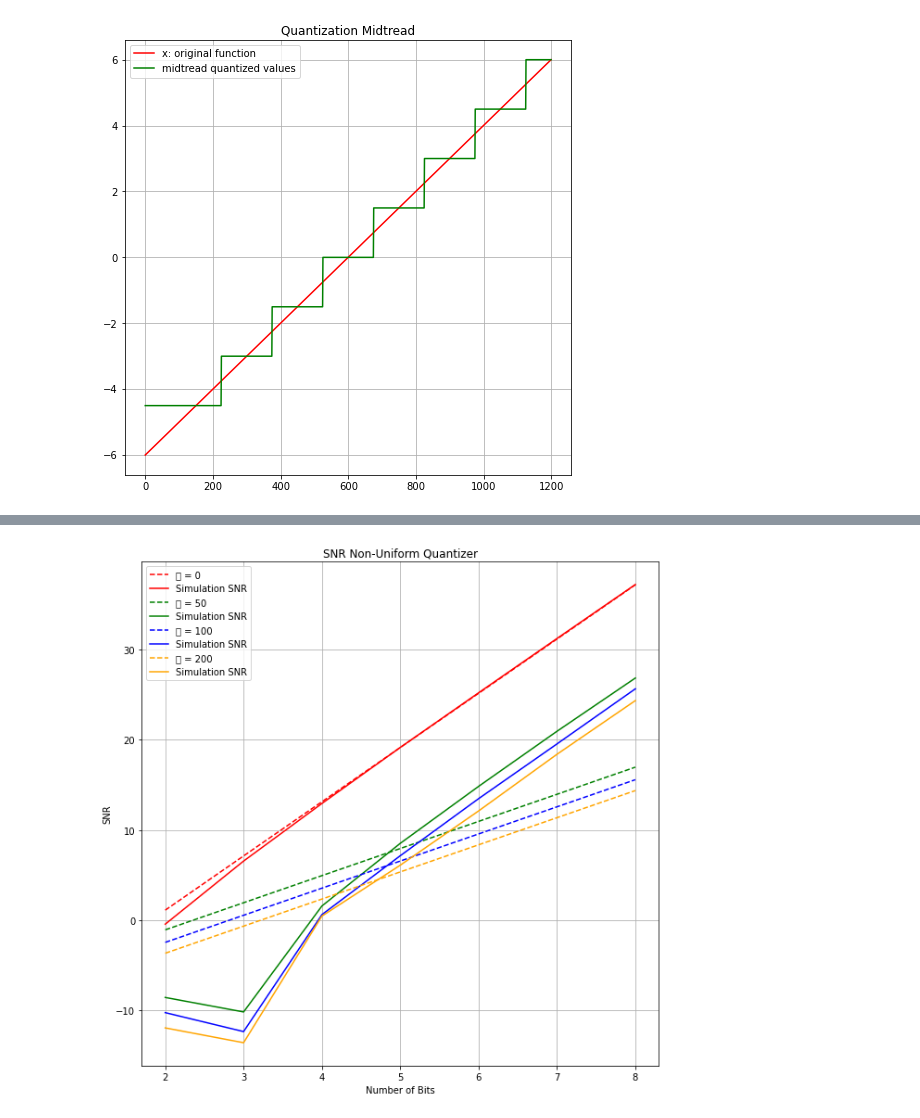
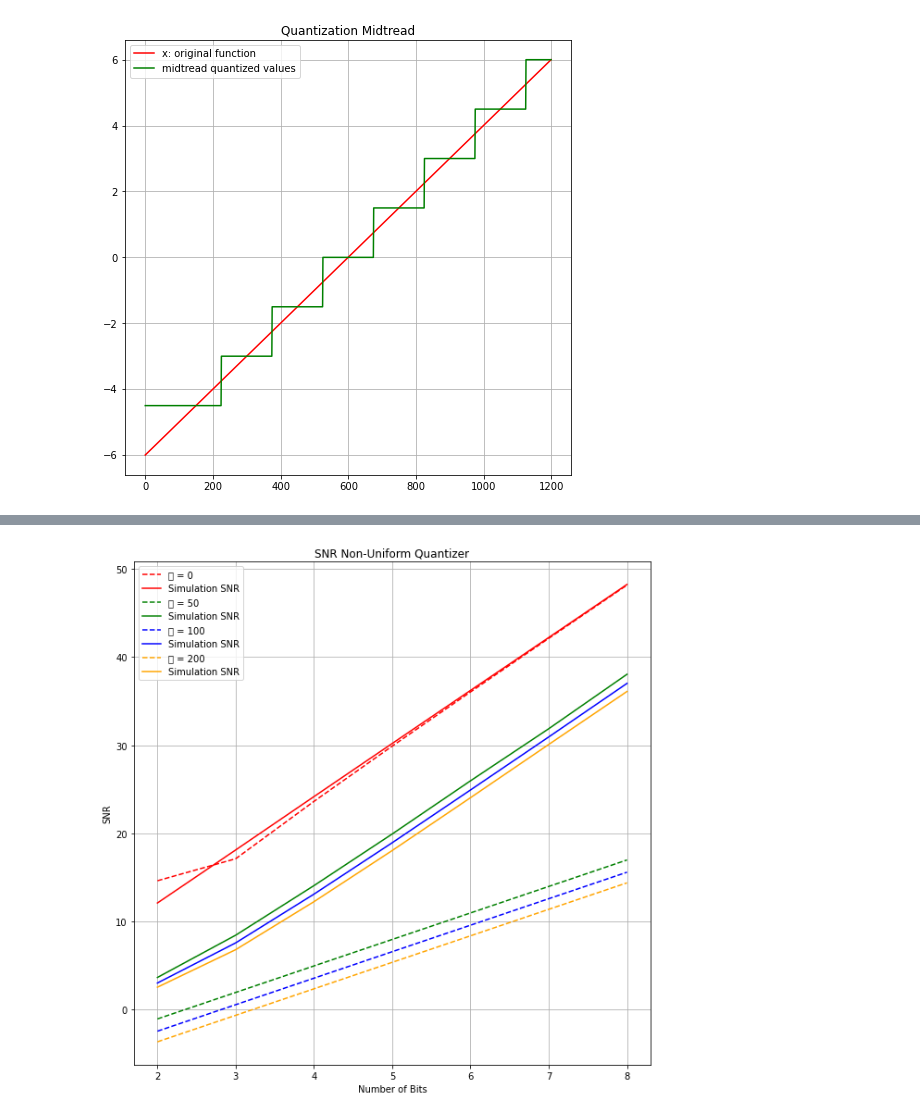
Before and after one commit to yasmineghanem/Digital-Communication-Assignments, a Jupyter notebook: Quantization/Quantization.ipynb, the cells around one changed output, grey strips where cells are left out. Saved outputs shown, nothing was run; the diff lists cells and outputs as text; code cells hidden in the pictures.

```diff
--- a/Quantization/Quantization.ipynb
+++ b/Quantization/Quantization.ipynb
@@ -179,15 +179,15 @@ simulation_snr = []
 # calculate for number of bits 2:1:8
 for i in range(2, 9):
     # calculate quntization level for each samples (midrise)
-    quantized = UniformQuantizer(random_samples, i, 5, 0)
-    dequantized = UniformDequantizer(quantized, i, 5, 0)
-    snr_t, snr_s = SNR(random_samples, dequantized, i, 5)
+    quantized = UniformQuantizer(random_samples, i, np.amax(random_samples), 0)
+    dequantized = UniformDequantizer(quantized, i, np.amax(random_samples), 0)
+    snr_t, snr_s = SNR(random_samples, dequantized, i, np.amax(random_samples))
     theoretical_snr.append(snr_t)
     simulation_snr.append(snr_s)
 
 # convert to in db
-# theoretical_snr = 10*np.log10(theoretical_snr)
-# simulation_snr = 10*np.log10(simulation_snr)
+theoretical_snr = 10*np.log10(theoretical_snr)
+simulation_snr = 10*np.log10(simulation_snr)
 
 plt.figure(figsize=(8,8))
 plt.plot(range(2,9), theoretical_snr, '--', label = "Theoretical SNR", color = 'red')
@@ -212,34 +212,34 @@ plt.figure(figsize=(10,10))
 
 for 𝝁 in [0, 50, 100, 200]:
     expanded_signal = ExpandSignal(random_samples, 𝝁)
     theoretical_snr = []
     simulation_snr = []
 
     # calculate for number of bits 2:1:8
     for j in range(2, 9):
         # calculate quntization level for each samples (midrise)
-        expanded_quantized = UniformQuantizer(expanded_signal, j, 5, 0)
-        expanded_dequantized = UniformDequantizer(expanded_quantized, j, 5, 0)
+        expanded_quantized = UniformQuantizer(expanded_signal, j, np.amax(expanded_signal), 0)
+        expanded_dequantized = UniformDequantizer(expanded_quantized, j, np.amax(expanded_signal), 0)
         compressed_signal = CompressSignal(expanded_dequantized, 𝝁)
-        snr_t, snr_s = SNR(random_samples, compressed_signal, j, 5, 𝝁)
+        snr_t, snr_s = SNR(random_samples, compressed_signal, j, np.amax(compressed_signal), 𝝁)
         theoretical_snr.append(snr_t)
         simulation_snr.append(snr_s)
 
     # convert to in db
     theoretical_snr = 10*np.log10(theoretical_snr)
     simulation_snr = 10*np.log10(simulation_snr)
 
     #ploting
     plt.plot(range(2,9), theoretical_snr, '--', label = "𝝁 = " + str(𝝁), color = colors[colors_counter])
     plt.plot(range(2,9), simulation_snr , label = "Simulation SNR", color = colors[colors_counter])
     colors_counter += 1
 
 plt.xlabel('Number of Bits')
 plt.ylabel('SNR')
 plt.title('SNR Non-Uniform Quantizer')
 
 plt.legend()
 plt.grid()
 plt.show()
 # %% [output]
-[figure, old version]
+[figure, new version]
```
Also changed, not shown: parts of 2 cells of this notebook.
